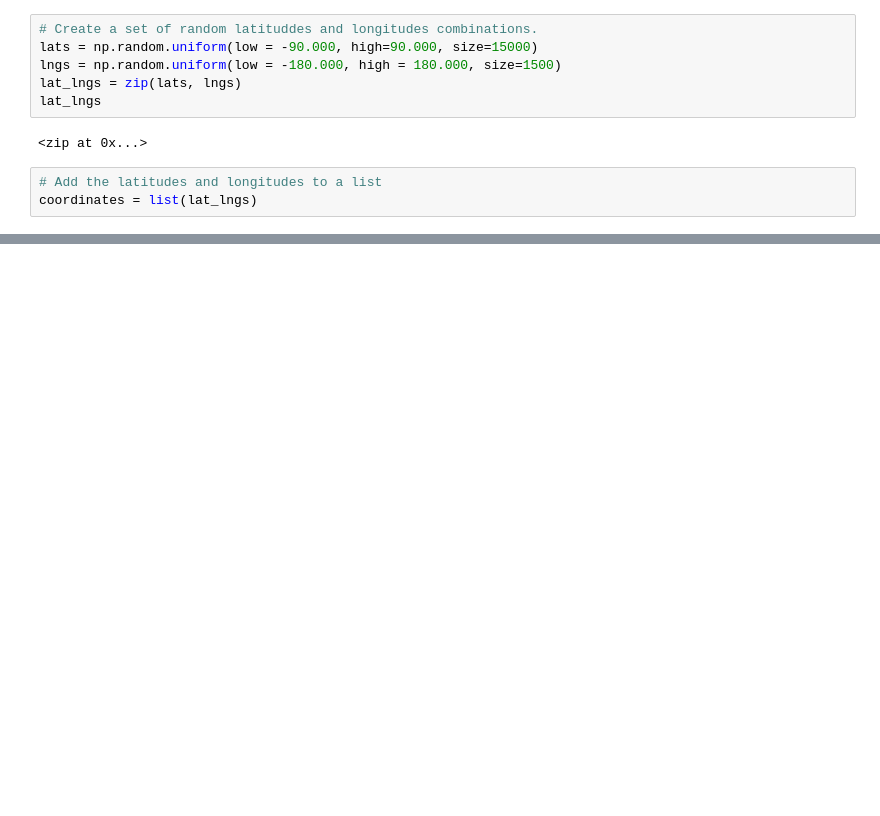
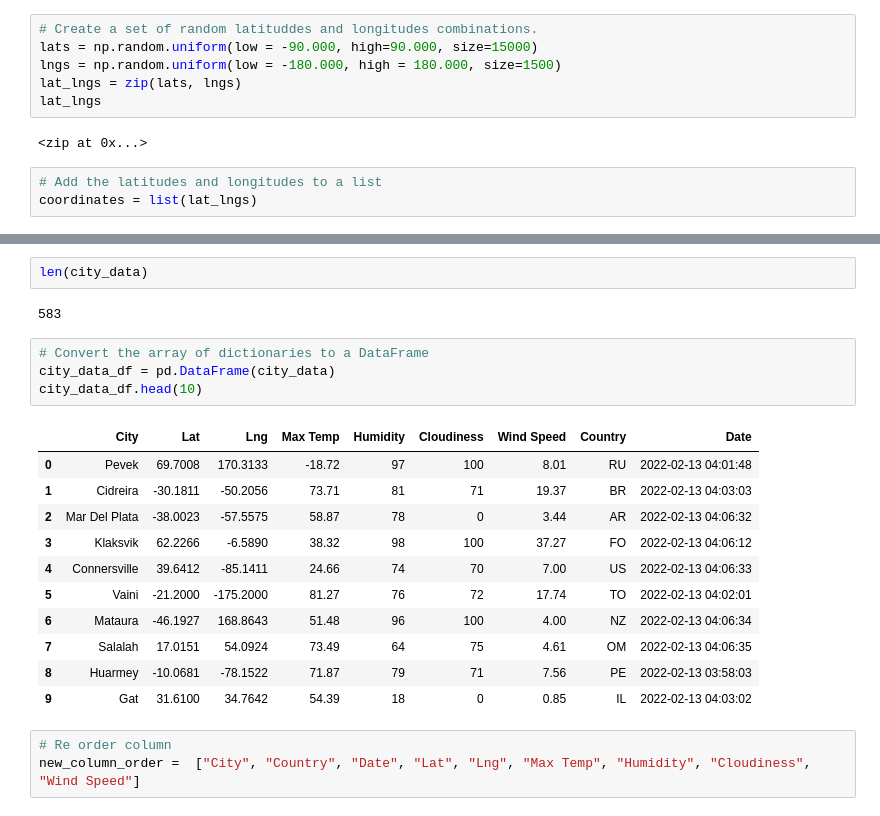
Before and after one commit to Lydiadel/World_Weather_Analysis, a Jupyter notebook: Weather.ipynb, the cells around one changed output, grey strips where cells are left out. Cells and saved outputs as stored; diff of their text form; blank space fills up the shorter version.

```diff
--- a/Weather.ipynb
+++ b/Weather.ipynb
@@ -31,0 +136,23 @@ len(cities)
+# %%
+len(city_data)
+# %% [output]
+583
+# %%
+# Convert the array of dictionaries to a DataFrame
+city_data_df = pd.DataFrame(city_data)
+city_data_df.head(10)
+# %% [output]
+|  | City | Lat | Lng | Max Temp | Humidity | Cloudiness | Wind Speed | Country | Date |
+| 0 | Pevek | 69.7008 | 170.3133 | -18.72 | 97 | 100 | 8.01 | RU | 2022-02-13 04:01:48 |
+| 1 | Cidreira | -30.1811 | -50.2056 | 73.71 | 81 | 71 | 19.37 | BR | 2022-02-13 04:03:03 |
+| 2 | Mar Del Plata | -38.0023 | -57.5575 | 58.87 | 78 | 0 | 3.44 | AR | 2022-02-13 04:06:32 |
+| 3 | Klaksvik | 62.2266 | -6.5890 | 38.32 | 98 | 100 | 37.27 | FO | 2022-02-13 04:06:12 |
+| 4 | Connersville | 39.6412 | -85.1411 | 24.66 | 74 | 70 | 7.00 | US | 2022-02-13 04:06:33 |
+| 5 | Vaini | -21.2000 | -175.2000 | 81.27 | 76 | 72 | 17.74 | TO | 2022-02-13 04:02:01 |
+| 6 | Mataura | -46.1927 | 168.8643 | 51.48 | 96 | 100 | 4.00 | NZ | 2022-02-13 04:06:34 |
+| 7 | Salalah | 17.0151 | 54.0924 | 73.49 | 64 | 75 | 4.61 | OM | 2022-02-13 04:06:35 |
+| 8 | Huarmey | -10.0681 | -78.1522 | 71.87 | 79 | 71 | 7.56 | PE | 2022-02-13 03:58:03 |
+| 9 | Gat | 31.6100 | 34.7642 | 54.39 | 18 | 0 | 0.85 | IL | 2022-02-13 04:03:02 |
+# %%
+# Re order column
+new_column_order =  ["City", "Country", "Date", "Lat", "Lng", "Max Temp", "Humidity", "Cloudiness", "Wind Speed"]
```
Also changed, not shown: parts of 7 cells of this notebook, 1 other file.
